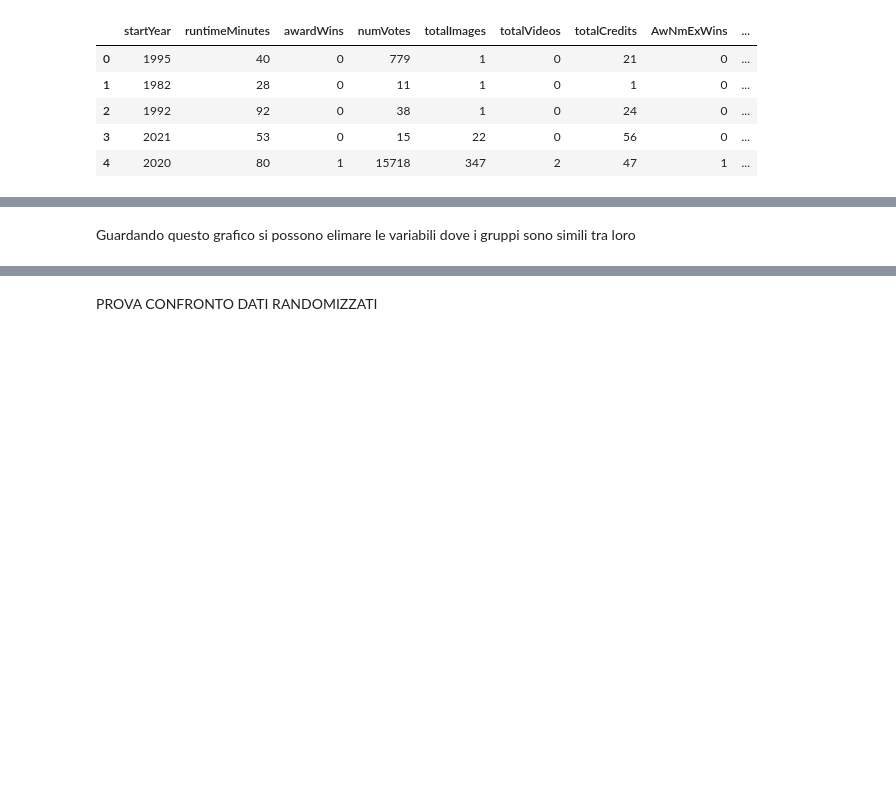
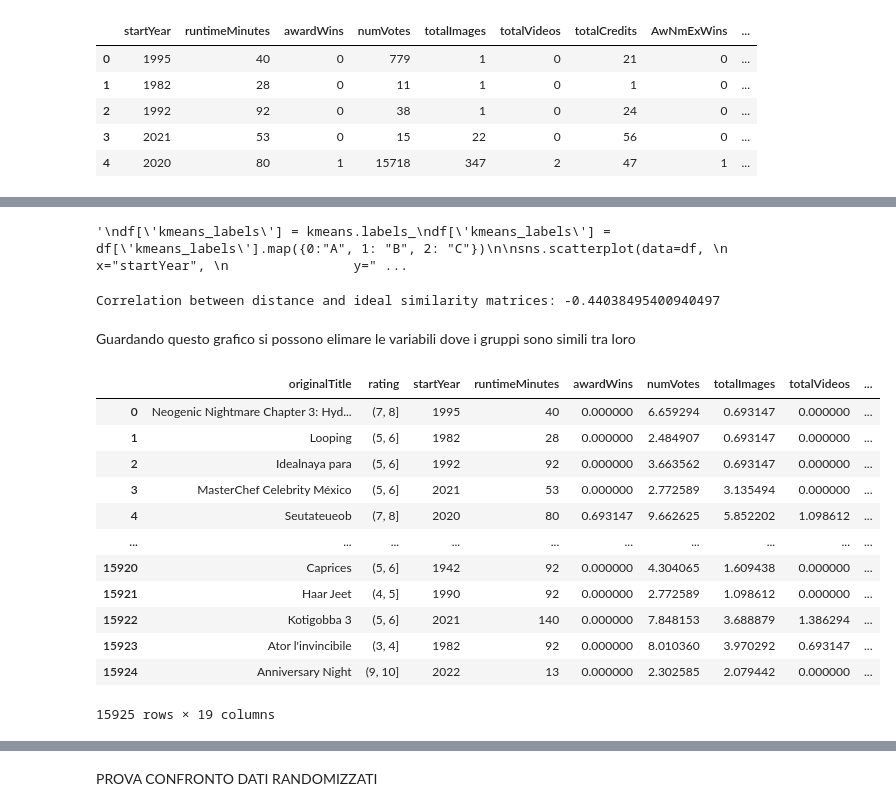
Before and after one commit to luigiascio/Data-Mining-I, a Jupyter notebook: DM1_project_clustering.ipynb, the cells around one changed output, grey strips where cells are left out. Saved outputs shown, nothing was run; the diff lists cells and outputs as text; code cells hidden in the pictures; blank space fills up the shorter version.

Commit message:
distribution in the cluster

```diff
--- a/DM1_project_clustering.ipynb
+++ b/DM1_project_clustering.ipynb
@@ -161,5 +173,5 @@ fig.update_layout(title_text="OD: SSE and Silhouette Score",
 # Mostra il grafico
 fig.show()
 # %%
-kmeans = KMeans(init='k-means++', n_clusters=8, n_init=1000, max_iter=100)
+kmeans = KMeans(init='k-means++', n_clusters=7, n_init=1000, max_iter=100)
 kmeans.fit(train_data)
@@ -185,6 +217,8 @@ plt.legend()
 plt.scatter(centers[:,0], centers[:,2], c='red', marker='*', s=200)
 plt.show()
 '''
+# %% [output]
+'\ndf[\'kmeans_labels\'] = kmeans.labels_\ndf[\'kmeans_labels\'] = df[\'kmeans_labels\'].map({0:"A", 1: "B", 2: "C"})\n\nsns.scatterplot(data=df, \n                x="startYear", \n                y=" ...
 # %%
 n_points = train_data.shape[0]
 #generate distance matrix
@@ -223,6 +257,8 @@ similarity_matrix_flat = similarity_matrix[lower_triangle_indices]
 correlation, _ = pearsonr(similarity_from_distance_flat, similarity_matrix_flat)
 
 print("Correlation between distance and ideal similarity matrices:", correlation)
+# %% [output]
+Correlation between distance and ideal similarity matrices: -0.44038495400940497
 # %%
 import plotly.graph_objects as go
 
@@ -256,3 +292,23 @@ fig.update_layout(title_x=0.5)
 fig.show()
 # %% [markdown]
 Guardando questo grafico si possono elimare le variabili dove i gruppi sono simili tra loro
+# %%
+labels = kmeans.labels_
+# %%
+df = pd.read_csv('train_log.csv')
+df['cluster'] = labels
+df
+# %% [output]
+|  | originalTitle | rating | startYear | runtimeMinutes | awardWins | numVotes | totalImages | totalVideos | ... |
+| 0 | Neogenic Nightmare Chapter 3: Hyd... | (7, 8] | 1995 | 40 | 0.000000 | 6.659294 | 0.693147 | 0.000000 | ... |
+| 1 | Looping | (5, 6] | 1982 | 28 | 0.000000 | 2.484907 | 0.693147 | 0.000000 | ... |
+| 2 | Idealnaya para | (5, 6] | 1992 | 92 | 0.000000 | 3.663562 | 0.693147 | 0.000000 | ... |
+| 3 | MasterChef Celebrity México | (5, 6] | 2021 | 53 | 0.000000 | 2.772589 | 3.135494 | 0.000000 | ... |
+| 4 | Seutateueob | (7, 8] | 2020 | 80 | 0.693147 | 9.662625 | 5.852202 | 1.098612 | ... |
+| ... | ... | ... | ... | ... | ... | ... | ... | ... | ... |
+| 15920 | Caprices | (5, 6] | 1942 | 92 | 0.000000 | 4.304065 | 1.609438 | 0.000000 | ... |
+| 15921 | Haar Jeet | (4, 5] | 1990 | 92 | 0.000000 | 2.772589 | 1.098612 | 0.000000 | ... |
+| 15922 | Kotigobba 3 | (5, 6] | 2021 | 140 | 0.000000 | 7.848153 | 3.688879 | 1.386294 | ... |
+| 15923 | Ator l'invincibile | (3, 4] | 1982 | 92 | 0.000000 | 8.010360 | 3.970292 | 0.693147 | ... |
+| 15924 | Anniversary Night | (9, 10] | 2022 | 13 | 0.000000 | 2.302585 | 2.079442 | 0.000000 | ... |
+15925 rows × 19 columns
```
Also changed, not shown: parts of 11 cells of this notebook.
